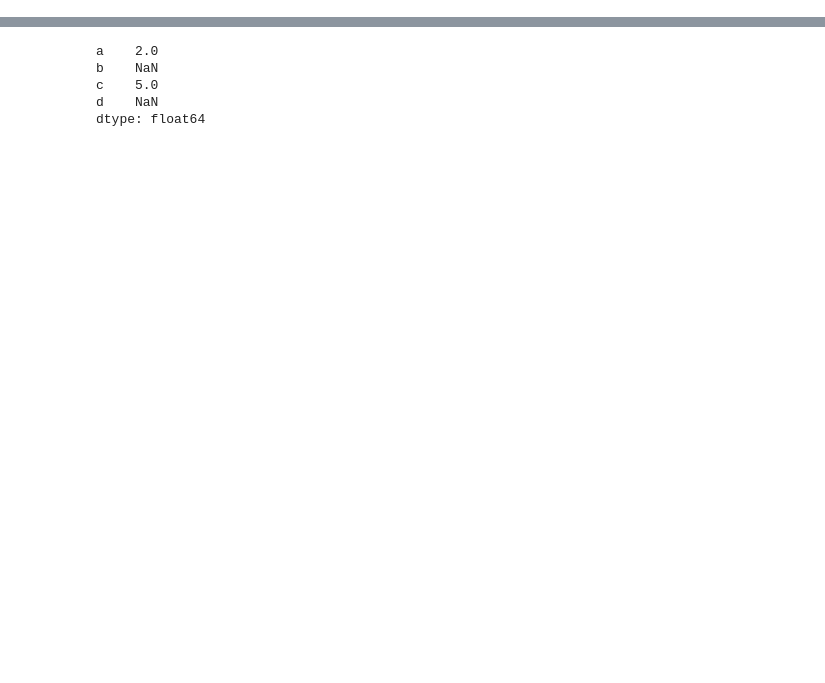
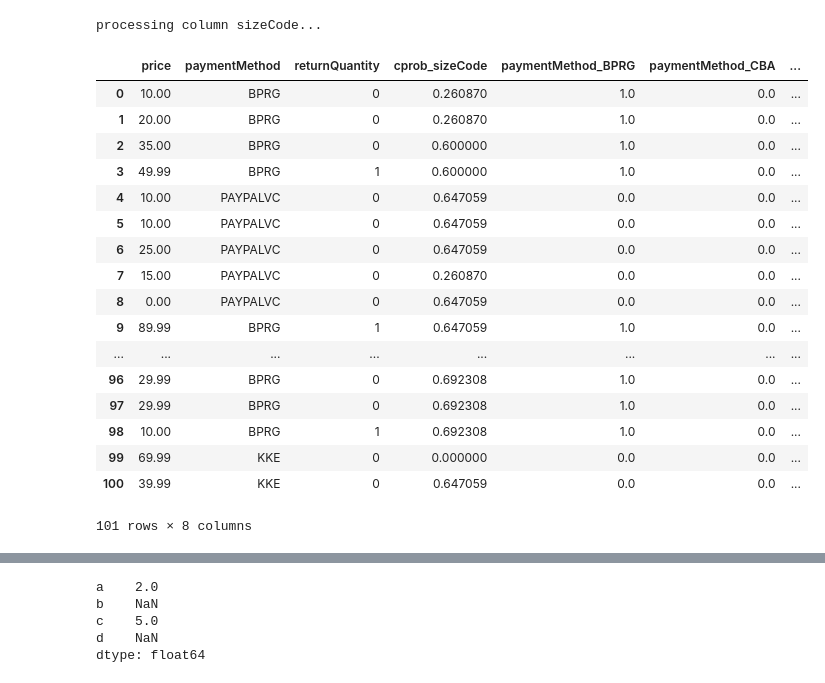
Before and after one commit to Gliganu/DMC_Fashion_2016, a Jupyter notebook: notebooks/TestingFeatures.ipynb, the cells around one changed output, grey strips where cells are left out. Saved outputs shown, nothing was run; the diff lists cells and outputs as text; code cells hidden in the pictures; blank space fills up the shorter version.

Commit message:
added example of DSetTransform usage

```diff
--- a/notebooks/TestingFeatures.ipynb
+++ b/notebooks/TestingFeatures.ipynb
@@ -0,0 +15,34 @@
+# %%
+data = FileManager.getWholeTrainingData()
+# %%
+data = data.loc[0:100, :]
+
+# form a preprocessor which keeps price, payment method
+# and adds OHE(payment method) and Prob(ret > 0 | sizeCode)
+preprocessor = DSetTransform(feats_kept = ['price', 'paymentMethod'], # default = []
+                             feats_ohe = ['paymentMethod'],           # default = []
+                             feats_condprob = ['sizeCode'],           # default = []
+                             target = 'returnQuantity')               # default = 'returnQuantity'
+
+data_transf = preprocessor.transform(data, drop = True) # default drop = False
+data_transf
+# %% [output]
+processing column sizeCode...
+|  | price | paymentMethod | returnQuantity | cprob_sizeCode | paymentMethod_BPRG | paymentMethod_CBA | ... |
+| 0 | 10.00 | BPRG | 0 | 0.260870 | 1.0 | 0.0 | ... |
+| 1 | 20.00 | BPRG | 0 | 0.260870 | 1.0 | 0.0 | ... |
+| 2 | 35.00 | BPRG | 0 | 0.600000 | 1.0 | 0.0 | ... |
+| 3 | 49.99 | BPRG | 1 | 0.600000 | 1.0 | 0.0 | ... |
+| 4 | 10.00 | PAYPALVC | 0 | 0.647059 | 0.0 | 0.0 | ... |
+| 5 | 10.00 | PAYPALVC | 0 | 0.647059 | 0.0 | 0.0 | ... |
+| 6 | 25.00 | PAYPALVC | 0 | 0.647059 | 0.0 | 0.0 | ... |
+| 7 | 15.00 | PAYPALVC | 0 | 0.260870 | 0.0 | 0.0 | ... |
+| 8 | 0.00 | PAYPALVC | 0 | 0.647059 | 0.0 | 0.0 | ... |
+| 9 | 89.99 | BPRG | 1 | 0.647059 | 1.0 | 0.0 | ... |
+| ... | ... | ... | ... | ... | ... | ... | ... |
+| 96 | 29.99 | BPRG | 0 | 0.692308 | 1.0 | 0.0 | ... |
+| 97 | 29.99 | BPRG | 0 | 0.692308 | 1.0 | 0.0 | ... |
+| 98 | 10.00 | BPRG | 1 | 0.692308 | 1.0 | 0.0 | ... |
+| 99 | 69.99 | KKE | 0 | 0.000000 | 0.0 | 0.0 | ... |
+| 100 | 39.99 | KKE | 0 | 0.647059 | 0.0 | 0.0 | ... |
+101 rows × 8 columns
```
Also changed, not shown: parts of 11 cells of this notebook.
